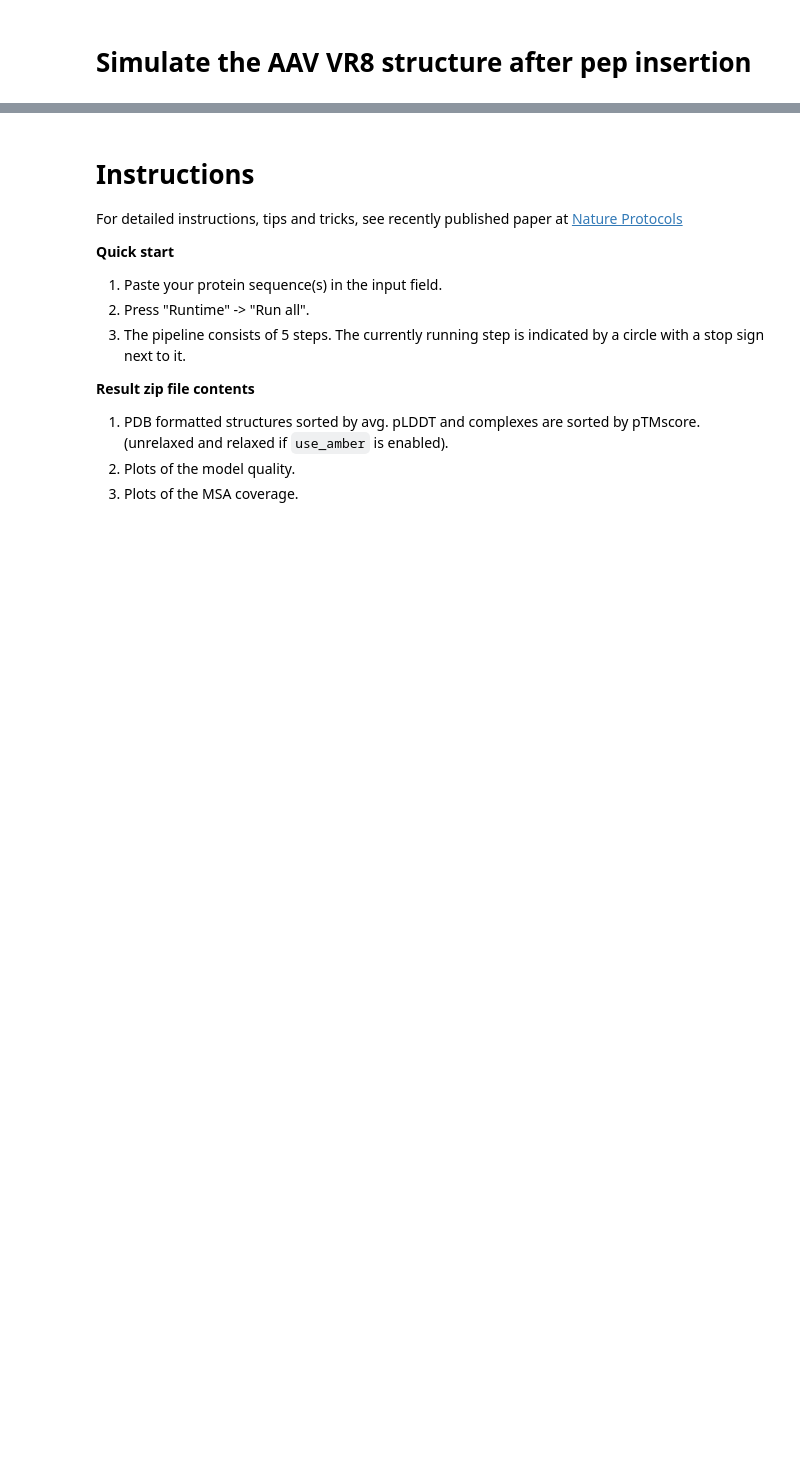
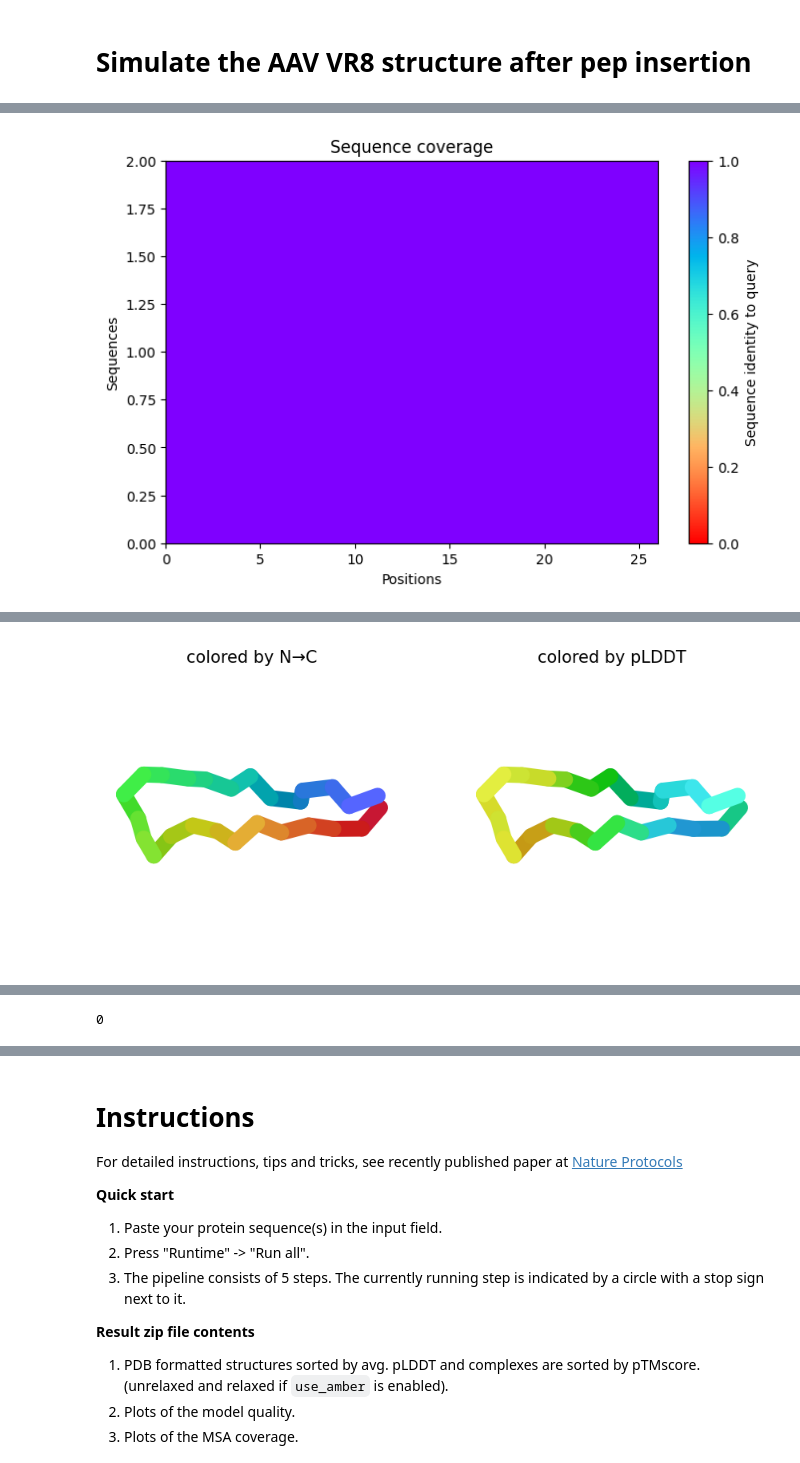
Before and after one commit to Masterchiefm/AAV_VR8_pep_insertion, a Jupyter notebook: Simulate_AAV_VR8_with_AF2.ipynb, the cells around one changed output, grey strips where cells are left out. Saved outputs shown, nothing was run; the diff lists cells and outputs as text; code cells hidden in the pictures; blank space fills up the shorter version.

```diff
--- a/Simulate_AAV_VR8_with_AF2.ipynb
+++ b/Simulate_AAV_VR8_with_AF2.ipynb
@@ -29,7 +29,7 @@ def add_hash(x,y):
 
 query_sequence = 'GQMATNNQENRRGDFNNTAQAQTGTY' #@param {type:"string"}
 #@markdown  - Use `:` to specify inter-protein chainbreaks for **modeling complexes** (supports homo- and hetro-oligomers). For example **PI...SK:PI...SK** for a homodimer
-jobname = '5VR8_ENRRGDFNNT_with9flank' #@param {type:"string"}
+jobname = '5VR8_ENRRGDFNNT_with9flank_test' #@param {type:"string"}
 # number of models to use
 num_relax = 0 #@param [0, 1, 5] {type:"raw"}
 #@markdown - specify how many of the top ranked structures to relax using amber
@@ -64,20 +64,30 @@ queries_path = os.path.join(jobname, f"{jobname}.csv")
 with open(queries_path, "w") as text_file:
   text_file.write(f"id,sequence\n{jobname},{query_sequence}")
 
-if template_mode == "pdb100":
-  use_templates = True
-  custom_template_path = None
-elif template_mode == "custom":
+
+if template_mode == "custom":
   custom_template_path = os.path.join(jobname,f"template")
   os.makedirs(custom_template_path, exist_ok=True)
-  uploaded = files.upload()
+  #uploaded = files.upload() # Comment out or remove this line
+
+  # Remove any potentially empty files with the same names as the intended templates
+  for template_file in ["5vr8.cif", "9vr8.cif"]:
+      if os.path.exists(template_file):
+          os.remove(template_file)
+
   use_templates = True
-  for fn in uploaded.keys():
-    os.rename(fn,os.path.join(custom_template_path,fn))
+  #for fn in uploaded.keys(): # Comment out or remove this loop
+  #  os.rename(fn,os.path.join(custom_template_path,fn))
 else:
   custom_template_path = None
   use_templates = False
 
+# Template settings:
+cmd1 = f"wget -qnc https://raw.githubusercontent.com/Masterchiefm/AAV_VR8_pep_insertion/refs/heads/main/templates/5vr8.cif -P {custom_template_path}"
+cmd2 = f"wget -qnc https://raw.githubusercontent.com/Masterchiefm/AAV_VR8_pep_insertion/refs/heads/main/templates/9vr8.cif -P {custom_template_path}"
+os.system(cmd1)
+os.system(cmd2)
+
 print("jobname",jobname)
 print("sequence",query_sequence)
 print("length",len(query_sequence.replace(":","")))
@@ -369,7 +287,7 @@ results = run(
     queries=queries,
     result_dir=result_dir,
     use_templates=use_templates,
-    custom_template_path='test2_3ce3d/template',
+    custom_template_path=custom_template_path,
     num_relax=num_relax,
     msa_mode=msa_mode,
     model_type=model_type,
@@ -406,0 +326 @@ ValueError: Empty file.
+[figure, added]
@@ -406,0 +333 @@ ValueError: Empty file.
+[figure, added]
@@ -407,3 +337,4 @@ ValueError: Empty file.
+0
 # %%
 !ls
 # %% [output]
```
Also changed, not shown: parts of 6 cells of this notebook.
